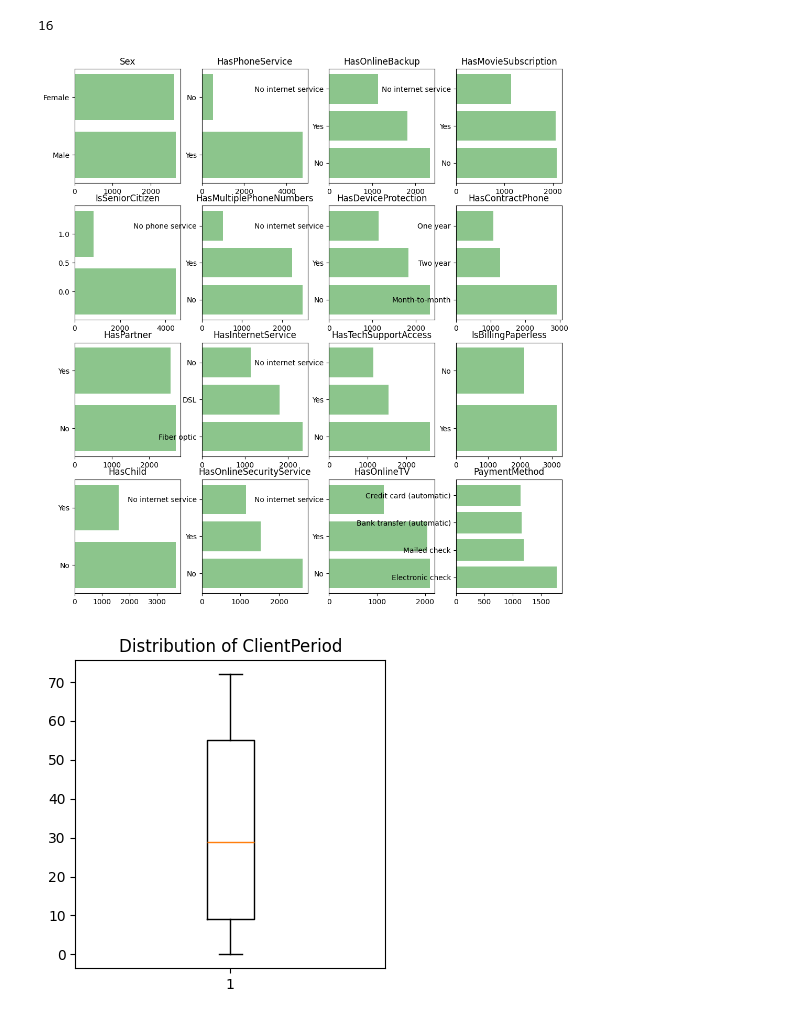
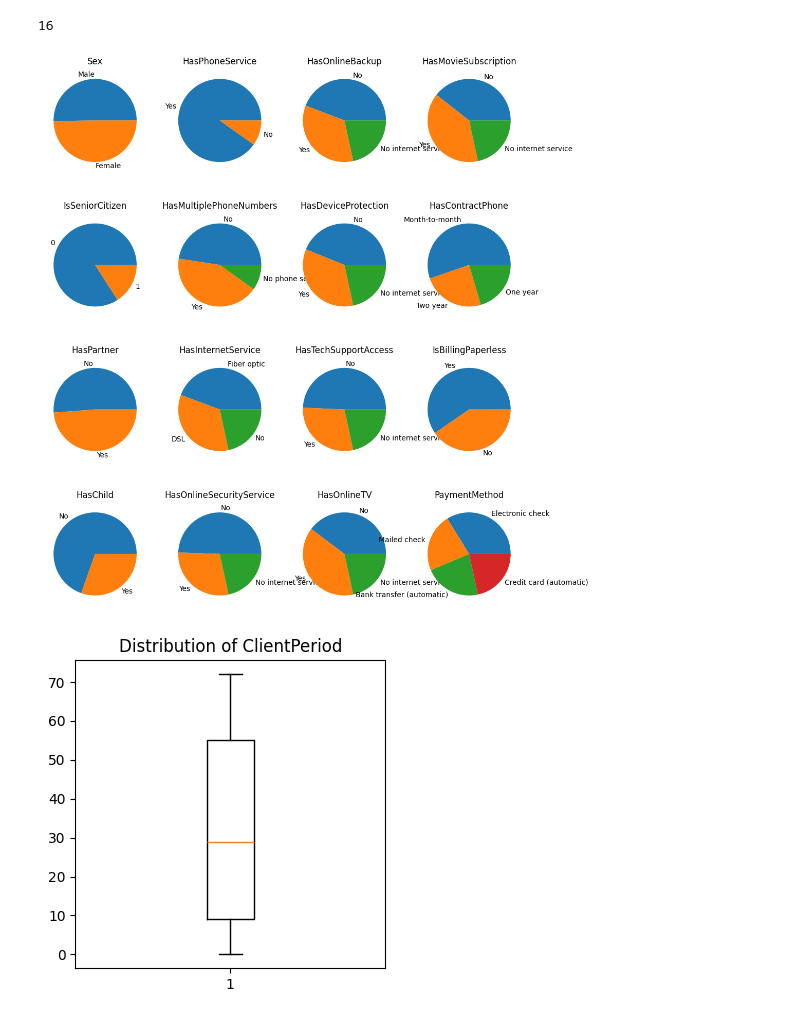
Before and after one commit to AlisaEee/ML, a Jupyter notebook: week_03_composition_model_selection/Homework/hw_3_kaggle.ipynb, the cells around one changed output. Saved outputs shown, nothing was run; the diff lists cells and outputs as text; code cells hidden in the pictures.

```diff
--- a/week_03_composition_model_selection/Homework/hw_3_kaggle.ipynb
+++ b/week_03_composition_model_selection/Homework/hw_3_kaggle.ipynb
@@ -216,17 +218,17 @@ len(cat_cols)
 16
 # %%
 fig,axs = plt.subplots(4,4)
-fig.set_figheight(13)
+fig.set_figheight(14)
 fig.set_figwidth(12)
 ind = 0
 vars = [(i,j) for j in range(4) for i in range(4)]
 for feature in cat_cols:
   i,j = vars[ind]
-  axs[i][j].barh(data[feature].value_counts().index,data[feature].value_counts().values, alpha = 0.45, color = 'green')
+  axs[i][j].pie(data[feature].value_counts(), labels=data[feature].value_counts().index)
   axs[i][j].set_title(f'{feature}')
   ind+=1
 # %% [output]
-[figure, old version]
+[figure, new version]
 # %%
 for feature in ['ClientPeriod','MonthlySpending']:
   fig = plt.figure(figsize=(4,4))
```
Also changed, not shown: parts of 15 cells of this notebook.
